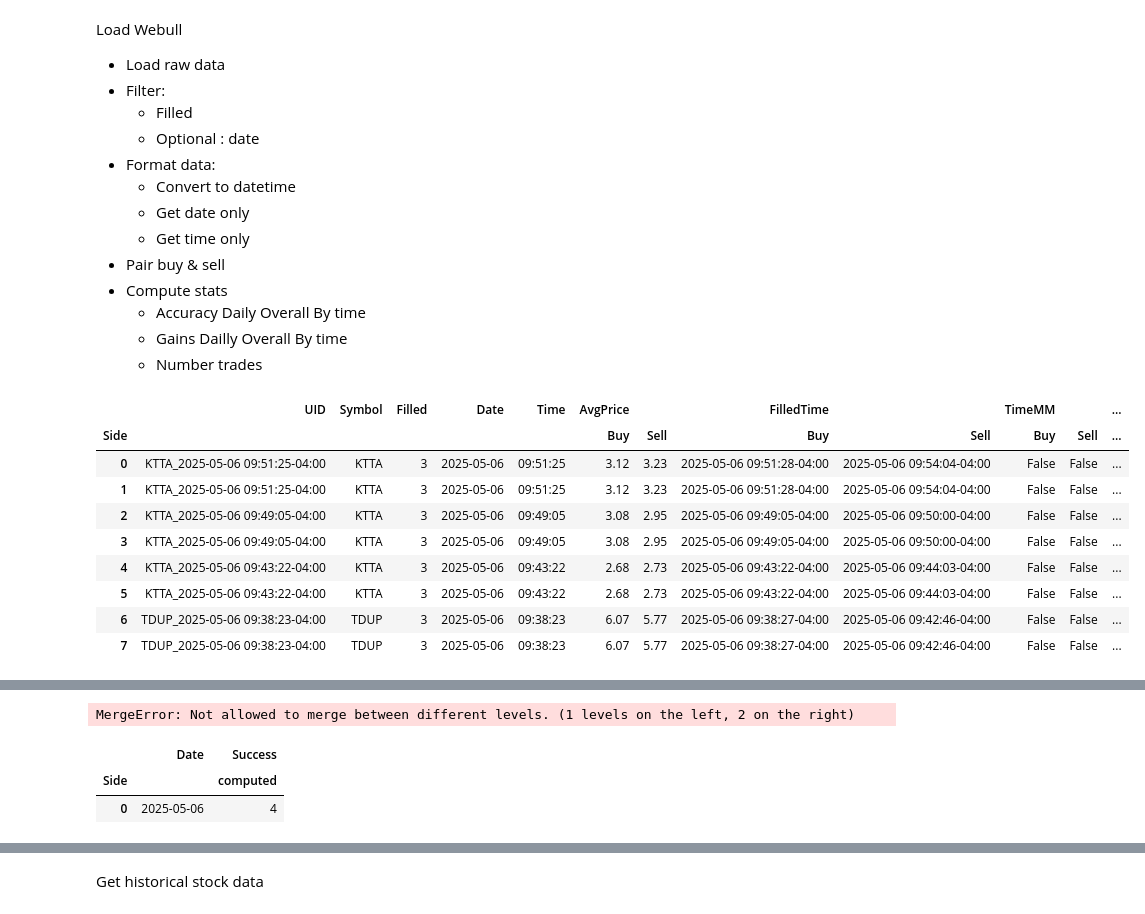
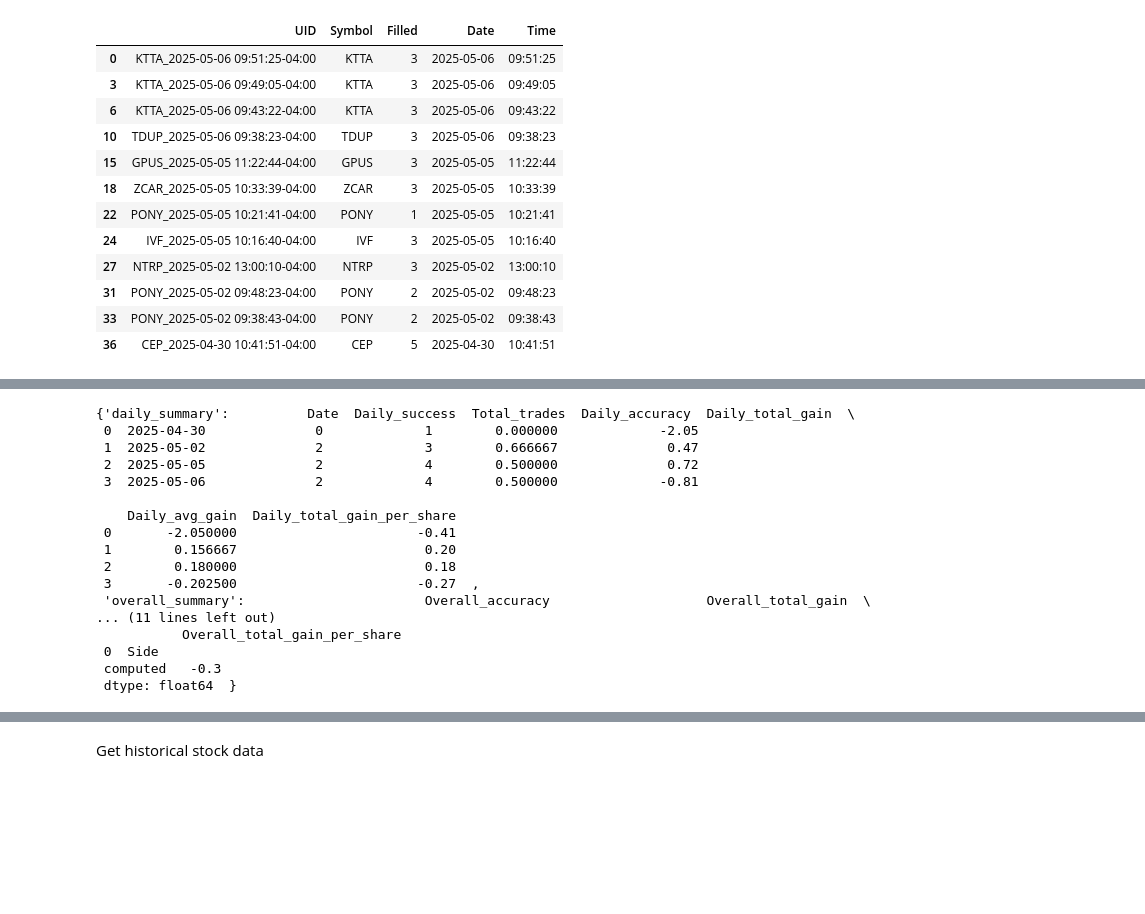
Before and after one commit to sbs87/Random_Projects, a Jupyter notebook: stock_reccomender/DayTrader_Analysis.ipynb, the cells around one changed output, grey strips where cells are left out. Drawn from its saved outputs; the diff is of its cells as text; code cells hidden in the pictures; blank space fills up the shorter version.

Commit message:
Fully implement ML indexing, stats generation

```diff
--- a/stock_reccomender/DayTrader_Analysis.ipynb
+++ b/stock_reccomender/DayTrader_Analysis.ipynb
@@ -280,31 +284,10 @@ tmp
-# %% [markdown]
-Load Webull
-* Load raw data
-* Filter:
-    * Filled
-    * Optional : date
-* Format data:
-    * Convert to datetime
-    * Get date only
-    * Get time only
-* Pair buy & sell
-* Compute stats
-    * Accuracy
-        Daily
-        Overall
-        By time
-    * Gains
-        Dailly
-        Overall
-        By time
-    * Number trades
 # %%
 # Load the stock orders file
 stock_order_records = pd.read_csv("~/Downloads/Webull_Orders_Records.csv")
 
 stock_orders_formatted = format_orders(stock_order_records)
 filled_orders = stock_orders_formatted[stock_orders_formatted['Status'] == 'Filled']
-filled_orders_filtered = filter_stock_orders(filled_orders,days=3)
+filled_orders_filtered = filter_stock_orders(filled_orders,days=10)
 
 
 #paired_buy_sell , ml_index = pair_buy_sell(filled_orders_filtered)
@@ -313,43 +296,46 @@ paired_buy_sell_ml , ml_index_ml = pair_buy_sell_mlindx(filled_orders_filtered)
 # archve
 #paired_buy_sell_long = convert_paired_to_long(paired_buy_sell)
 #paired_buy_sell_filtered = paired_buy_sell[~paired_buy_sell['Sell_Time_MM']]
-filled_orders_filtered_subcols = filled_orders_filtered[['UID','Symbol','Filled','Date','Time']]
+filled_orders_filtered_subcols = filled_orders_filtered[['UID','Symbol','Filled','Date','Time']].drop_duplicates()
 # end archive
 filled_orders_filtered_wide = pd.merge(filled_orders_filtered_subcols.drop_duplicates(),paired_buy_sell_filtered)
 filled_orders_w_stats = compute_stats(filled_orders_filtered_wide)
 
 
 
 ## replacement
 tmp5 = filled_orders_w_stats
 multiindex_headers= [[col, ""] if len(col.split("_")) == 1 else col.split("_") for col in tmp5.rename(columns={"Buy_Time_MM":"BuyTimeMM","Sell_Time_MM":"SellTimeMM","Gain_per_share":"Gainpershare","Gain_total":"Gaintotal"}).columns.values]
 tmp5.columns = pd.MultiIndex.from_tuples(multiindex_headers)
 filled_orders_long_post_pair = tmp5.melt(id_vars=[('Symbol', ''), ('Date', ''),('Filled', ''),('Time', ''),('UID','')],value_vars=[('AvgPrice', 'Buy'), ('AvgPrice', 'Sell'),('FilledTime', 'Buy'), ('FilledTime', 'Sell')]).pivot(index=[('Symbol', ''), ('Date', ''),('Filled', ''),('Time', ''),('UID',''),'variable_1'], columns="variable_0",values="value").reset_index()
 filled_orders_long_post_pair
 
 paired_buy_sell_filtered_ML = paired_buy_sell_ml[~paired_buy_sell_ml[('TimeMM','Sell')]]
 
 # force df to have 2 levels
 # end 2 levels
 
 filled_orders_filtered_subcols_midx = filled_orders_filtered_subcols.copy()
+display(filled_orders_filtered_subcols_midx)
 filled_orders_filtered_subcols_midx.columns = pd.MultiIndex.from_arrays([filled_orders_filtered_subcols.columns, [''] * len(filled_orders_filtered_subcols.columns)],names=[None, 'Side'])
 filled_orders_filtered_wide_ml = pd.merge(filled_orders_filtered_subcols_midx,paired_buy_sell_filtered_ML)
-filled_orders_filtered_wide_ml
+
 ## STOPPED HERE
 filled_orders_w_stats_mlindx = compute_stats_mlindx(filled_orders_filtered_wide_ml)
 display(filled_orders_w_stats_mlindx)
 filled_orders_summary_mlindx = compute_summary_mlindx(filled_orders_w_stats_mlindx)
 filled_orders_summary_mlindx
-#filled_orders_w_stats
 # %% [output]
-|  | UID | Symbol | Filled | Date | Time | AvgPrice |  | FilledTime |  | TimeMM |  | ... |
-| Side |  |  |  |  |  | Buy | Sell | Buy | Sell | Buy | Sell | ... |
-| 0 | KTTA_2025-05-06 09:51:25-04:00 | KTTA | 3 | 2025-05-06 | 09:51:25 | 3.12 | 3.23 | 2025-05-06 09:51:28-04:00 | 2025-05-06 09:54:04-04:00 | False | False | ... |
-| 1 | KTTA_2025-05-06 09:51:25-04:00 | KTTA | 3 | 2025-05-06 | 09:51:25 | 3.12 | 3.23 | 2025-05-06 09:51:28-04:00 | 2025-05-06 09:54:04-04:00 | False | False | ... |
-| 2 | KTTA_2025-05-06 09:49:05-04:00 | KTTA | 3 | 2025-05-06 | 09:49:05 | 3.08 | 2.95 | 2025-05-06 09:49:05-04:00 | 2025-05-06 09:50:00-04:00 | False | False | ... |
-| 3 | KTTA_2025-05-06 09:49:05-04:00 | KTTA | 3 | 2025-05-06 | 09:49:05 | 3.08 | 2.95 | 2025-05-06 09:49:05-04:00 | 2025-05-06 09:50:00-04:00 | False | False | ... |
-| 4 | KTTA_2025-05-06 09:43:22-04:00 | KTTA | 3 | 2025-05-06 | 09:43:22 | 2.68 | 2.73 | 2025-05-06 09:43:22-04:00 | 2025-05-06 09:44:03-04:00 | False | False | ... |
-| 5 | KTTA_2025-05-06 09:43:22-04:00 | KTTA | 3 | 2025-05-06 | 09:43:22 | 2.68 | 2.73 | 2025-05-06 09:43:22-04:00 | 2025-05-06 09:44:03-04:00 | False | False | ... |
-| 6 | TDUP_2025-05-06 09:38:23-04:00 | TDUP | 3 | 2025-05-06 | 09:38:23 | 6.07 | 5.77 | 2025-05-06 09:38:27-04:00 | 2025-05-06 09:42:46-04:00 | False | False | ... |
-| 7 | TDUP_2025-05-06 09:38:23-04:00 | TDUP | 3 | 2025-05-06 | 09:38:23 | 6.07 | 5.77 | 2025-05-06 09:38:27-04:00 | 2025-05-06 09:42:46-04:00 | False | False | ... |
+|  | UID | Symbol | Filled | Date | Time |
+| 0 | KTTA_2025-05-06 09:51:25-04:00 | KTTA | 3 | 2025-05-06 | 09:51:25 |
+| 3 | KTTA_2025-05-06 09:49:05-04:00 | KTTA | 3 | 2025-05-06 | 09:49:05 |
+| 6 | KTTA_2025-05-06 09:43:22-04:00 | KTTA | 3 | 2025-05-06 | 09:43:22 |
+| 10 | TDUP_2025-05-06 09:38:23-04:00 | TDUP | 3 | 2025-05-06 | 09:38:23 |
+| 15 | GPUS_2025-05-05 11:22:44-04:00 | GPUS | 3 | 2025-05-05 | 11:22:44 |
+| 18 | ZCAR_2025-05-05 10:33:39-04:00 | ZCAR | 3 | 2025-05-05 | 10:33:39 |
+| 22 | PONY_2025-05-05 10:21:41-04:00 | PONY | 1 | 2025-05-05 | 10:21:41 |
+| 24 | IVF_2025-05-05 10:16:40-04:00 | IVF | 3 | 2025-05-05 | 10:16:40 |
+| 27 | NTRP_2025-05-02 13:00:10-04:00 | NTRP | 3 | 2025-05-02 | 13:00:10 |
+| 31 | PONY_2025-05-02 09:48:23-04:00 | PONY | 2 | 2025-05-02 | 09:48:23 |
+| 33 | PONY_2025-05-02 09:38:43-04:00 | PONY | 2 | 2025-05-02 | 09:38:43 |
+| 36 | CEP_2025-04-30 10:41:51-04:00 | CEP | 5 | 2025-04-30 | 10:41:51 |
@@ -356,7 +356,17 @@ filled_orders_summary_mlindx
-MergeError: Not allowed to merge between different levels. (1 levels on the left, 2 on the right)
+{'daily_summary':          Date  Daily_success  Total_trades  Daily_accuracy  Daily_total_gain  \
+ 0  2025-04-30              0             1        0.000000             -2.05
+ 1  2025-05-02              2             3        0.666667              0.47
+ 2  2025-05-05              2             4        0.500000              0.72
+ 3  2025-05-06              2             4        0.500000             -0.81
+
+    Daily_avg_gain  Daily_total_gain_per_share
+ 0       -2.050000                       -0.41
+ 1        0.156667                        0.20
+ 2        0.180000                        0.18
+ 3       -0.202500                       -0.27  ,
+ 'overall_summary':                       Overall_accuracy                    Overall_total_gain  \
+... (11 lines left out)
+           Overall_total_gain_per_share
+ 0  Side
+ computed   -0.3
+ dtype: float64  }
-# %%
-filled_orders_w_stats_mlindx.groupby(('Date',))[[('Success','computed')]].sum().reset_index()
-# %% [output]
-|  | Date | Success |
-| Side |  | computed |
-| 0 | 2025-05-06 | 4 |
```
Also changed, not shown: parts of 15 cells of this notebook.
